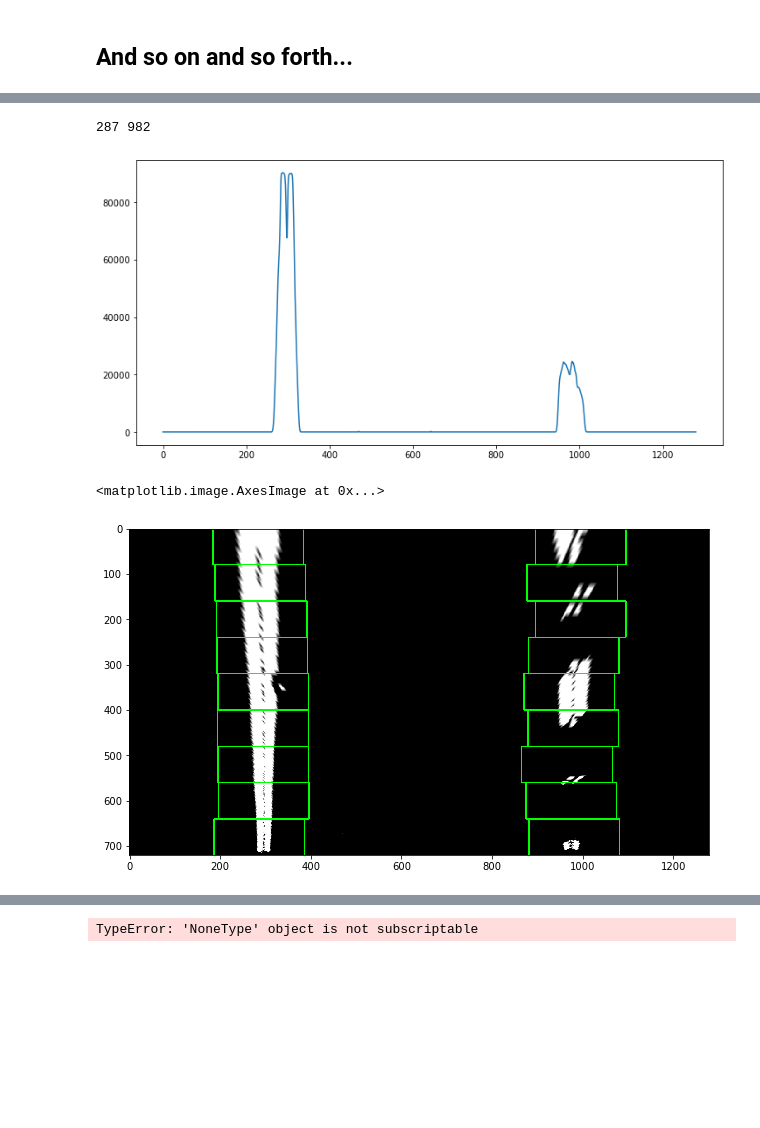
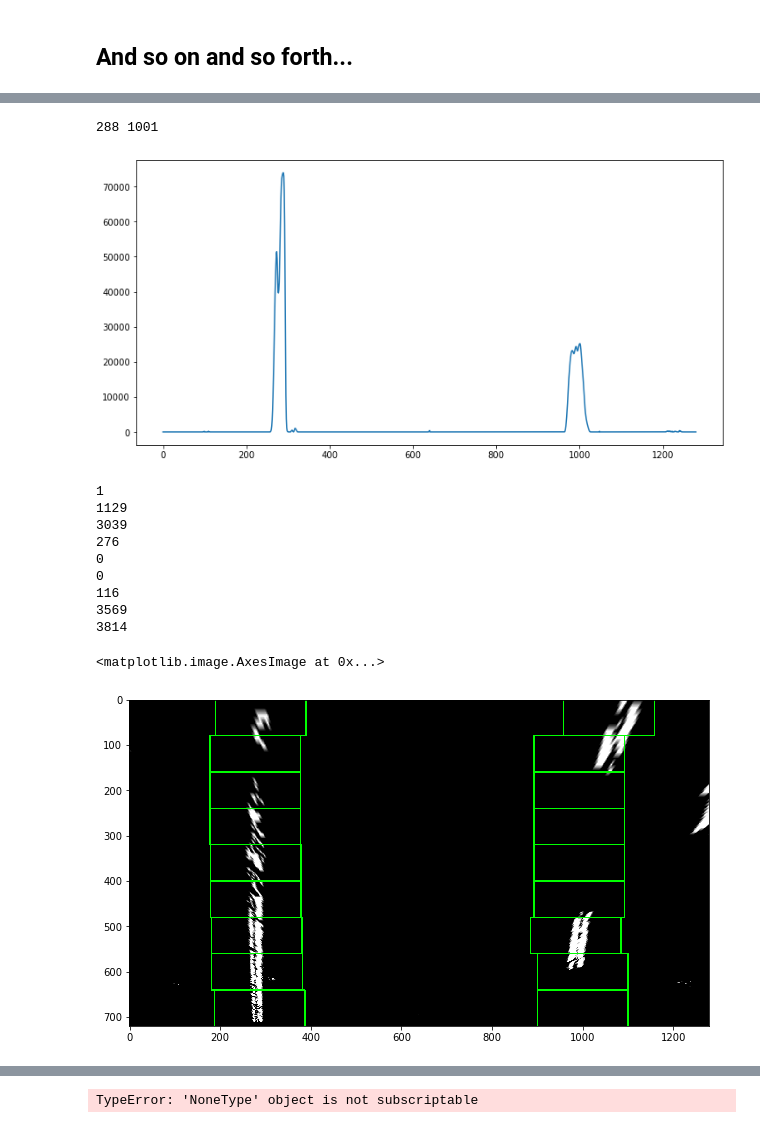
Before and after one commit to artongdou/CarND-Advanced-Lane-Lines, a Jupyter notebook: adv_lane_finding.ipynb, the cells around one changed output, grey strips where cells are left out. Saved outputs shown, nothing was run; the diff lists cells and outputs as text; code cells hidden in the pictures; blank space fills up the shorter version.

Commit message:
Achieve good tracking throughout video

```diff
--- a/adv_lane_finding.ipynb
+++ b/adv_lane_finding.ipynb
@@ -76,8 +76,8 @@ for fname in images:
     dst = cv2.undistort(img, mtx, dist, None, None)
     cv2.imwrite(os.path.join(dir_output_undist,fname.split('/')[-1]), dst)
 # %%
-img = cv2.imread('./test_images/test2.jpg')
-# img = cv2.imread('./data/frame1040.jpg')
+# img = cv2.imread('./test_images/test2.jpg')
+img = cv2.imread('./data/frame1000.jpg')
 # dst = cv2.undistort(img, mtx, dist, None, None)
 hsv = cv2.cvtColor(img, cv2.COLOR_BGR2HSV)
 h = hsv[:,:,0]
@@ -112,8 +112,8 @@ def hls_select(img, thresh=(0,255)):
     s, bin_img = hls_select_with_s(img, thresh)
     return bin_img
 
-# img = cv2.imread('./data/frame1040.jpg')
-img = cv2.imread('./test_images/straight_lines1.jpg')
+img = cv2.imread('./data/frame1019.jpg')
+# img = cv2.imread('./test_images/straight_lines1.jpg')
 dst = cv2.undistort(img, mtx, dist, None, None)
 
 s, bin_img = hls_select_with_s(img, (120,255))
@@ -218,7 +218,7 @@ ax.imshow(bin_img, cmap="gray")
 
 margin = 300
 # src = np.float32([[(595,450),(690,450),(1108,719),(210, 719)]])
-src = np.float32([[(578,465),(707,465),(1108,719),(210, 719)]])
+src = np.float32([[(577,465),(715,465),(1150,719),(210, 719)]])
 dst = np.float32([(margin,0),(1280-margin,0),(1280-margin,719),(margin,719)])
 M = cv2.getPerspectiveTransform(src, dst)
 M_inv = cv2.getPerspectiveTransform(dst, src)
@@ -246,8 +246,8 @@ left_x_base = np.argmax(histogram[:mid_point])
 right_x_base = np.argmax(histogram[mid_point:]) + mid_point
 print(left_x_base, right_x_base)
 # %% [output]
-287 982
+288 1001
-[figure, old version]
+[figure, new version]
 # %%
 def find_lane_pixels(binary_warped):
     # Take a histogram of the bottom half of the image
@@ -266,7 +266,7 @@ def find_lane_pixels(binary_warped):
     # Set the width of the windows +/- margin
     margin = 100
     # Set minimum number of pixels found to recenter window
-    minpix = 50
+    minpix = 500
 
     # Set height of windows - based on nwindows above and image shape
     window_height = np.int(binary_warped.shape[0]//nwindows)
@@ -304,35 +304,45 @@ def find_lane_pixels(binary_warped):
         good_right_inds = ((nonzeroy >= win_y_low) & (nonzeroy < win_y_high) &
         (nonzerox >= win_xright_low) &  (nonzerox < win_xright_high)).nonzero()[0]
 
         # Append these indices to the lists
         left_lane_inds.append(good_left_inds)
         right_lane_inds.append(good_right_inds)
 
         # If you found > minpix pixels, recenter next window on their mean position
+        print(len(good_right_inds))
         if len(good_left_inds) > minpix:
             leftx_current = np.int(np.mean(nonzerox[good_left_inds]))
         if len(good_right_inds) > minpix:
             rightx_current = np.int(np.mean(nonzerox[good_right_inds]))
 
     # Concatenate the arrays of indices (previously was a list of lists of pixels)
     left_lane_inds = np.concatenate(left_lane_inds)
     right_lane_inds = np.concatenate(right_lane_inds)
 
     # Extract left and right line pixel positions
     leftx = nonzerox[left_lane_inds]
     lefty = nonzeroy[left_lane_inds]
     rightx = nonzerox[right_lane_inds]
     righty = nonzeroy[right_lane_inds]
 
     return leftx, lefty, rightx, righty, out_img
 
 leftx, lefty, rightx, righty, out_img = find_lane_pixels(warped)
 
 fig, ax = plt.subplots(figsize=(12, 6))
 ax.imshow(out_img)
 # %% [output]
-<matplotlib.image.AxesImage at 0x...>
+1
+1129
+3039
+276
+0
+0
+116
+3569
+3814
+<matplotlib.image.AxesImage at 0x...>
-[figure, old version]
+[figure, new version]
 # %%
 def measure_curvature_real(left_fit_cr, right_fit_cr, ploty):
     """
```
Also changed, not shown: parts of 11 cells of this notebook, 1 other file.
